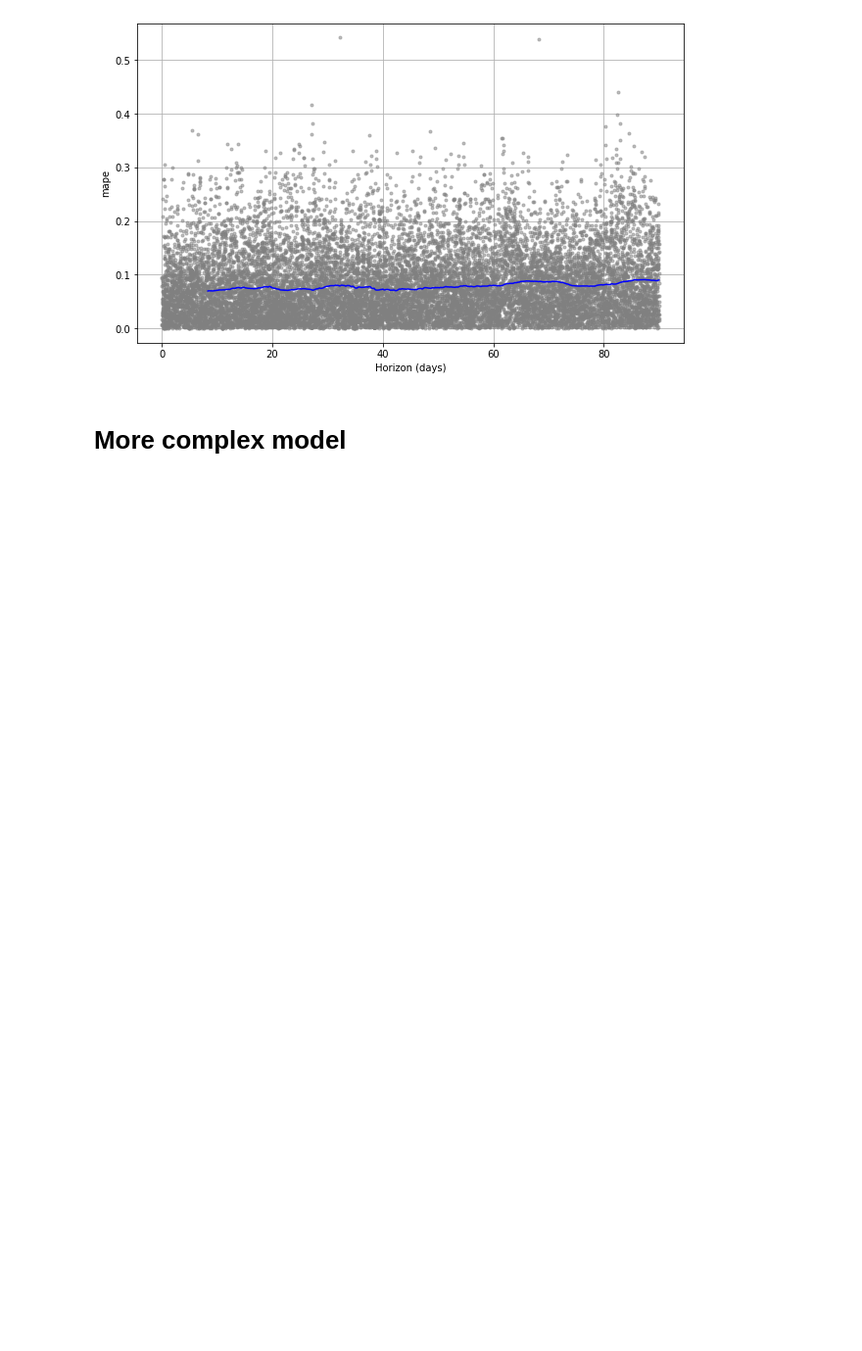
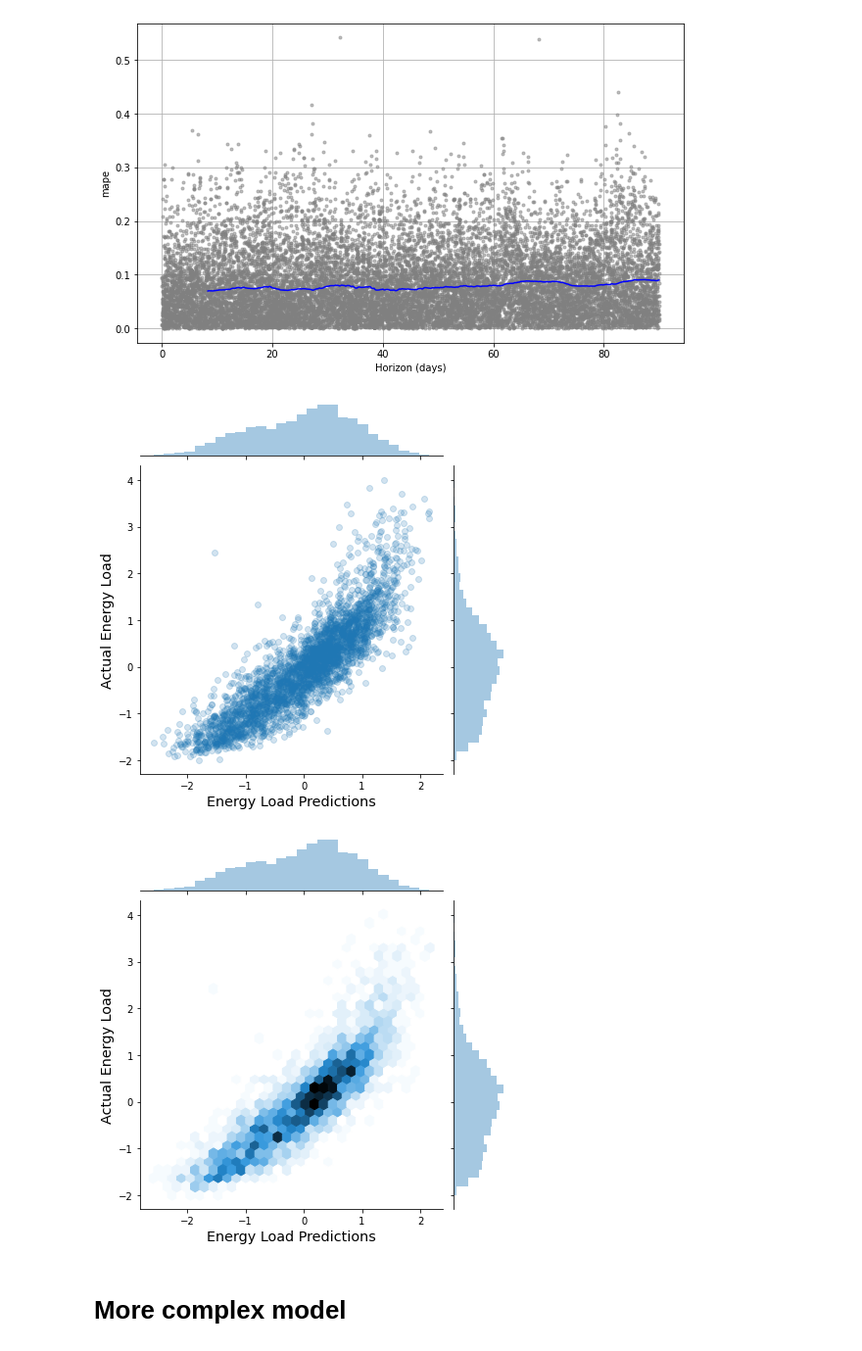
Before and after one commit to takao8/MLTSAProject, a Jupyter notebook: NEPOOL_Analaysis.ipynb, the cells around one changed output. Shown at 98% size. Drawn from its saved outputs; the diff is of its cells as text; code cells hidden in the pictures; blank space fills up the shorter version.

Commit message:
created joint scatter and hex plots for all models

```diff
--- a/NEPOOL_Analaysis.ipynb
+++ b/NEPOOL_Analaysis.ipynb
@@ -185,11 +185,19 @@ We will use the Prophet package by Facebook to implement forecasting methods and
 # %% [markdown]
 ## Acquire and clean data
 # %%
-data = data.rename(columns={'index':'ds', 'Nepool_Load_Hist':'y', 'HourlyPrecipitation':'precipitation'})
-data.to_csv('data.csv')
+if False:
+    data = data.rename(columns={'index':'ds', 'Nepool_Load_Hist':'y', 'HourlyPrecipitation':'precipitation'})
+    data.to_csv('data.csv')
 
-colx = ['y', 'weather_pc', 'precipitation']
+    colx = ['y', 'weather_pc', 'precipitation']
 
-data_st = (data[colx] - data[colx].mean()) / data[colx].std()
-data_st['ds'] = data['ds']
-data_st.to_csv('data_st.csv')
+    data_st = (data[colx] - data[colx].mean()) / data[colx].std()
+    data_st['ds'] = data['ds']
+    data_st.to_csv('data_st.csv')
+else:
+    # Load data and standardized data from GitHub
+    data = pd.read_csv('https://github.com/takao8/MLTSAProject/blob/master/data/data.csv?raw=true', index_col=0)
+    data.ds = pd.to_datetime(data.ds)
+
+    data_st = pd.read_csv('https://github.com/takao8/MLTSAProject/blob/master/data/data_st.csv?raw=true', index_col=0)
+    data_st.ds = pd.to_datetime(data_st.ds)
@@ -303,3 +307,15 @@ fig.savefig('prophet1_horizon_mape.png')
+# %%
+step = 50
+grid = sn.jointplot(preds1.yhat[:-n_hours][::step], data_st.y[::step], alpha=0.2)
+grid.set_axis_labels('Energy Load Predictions', 'Actual Energy Load', fontsize='x-large');
+grid.savefig('joint_scatter1.png');
+
+grid = sn.jointplot(preds1.yhat[:-n_hours][::step], data_st.y[::step], kind='hex')
+grid.set_axis_labels('Energy Load Predictions', 'Actual Energy Load', fontsize='x-large');
+grid.savefig('joint_hex1.png');
+# %% [output]
+[figure, added]
+[figure, added]
 # %% [markdown]
 # More complex model
 # %%
```
Also changed, not shown: parts of 6 cells of this notebook.
